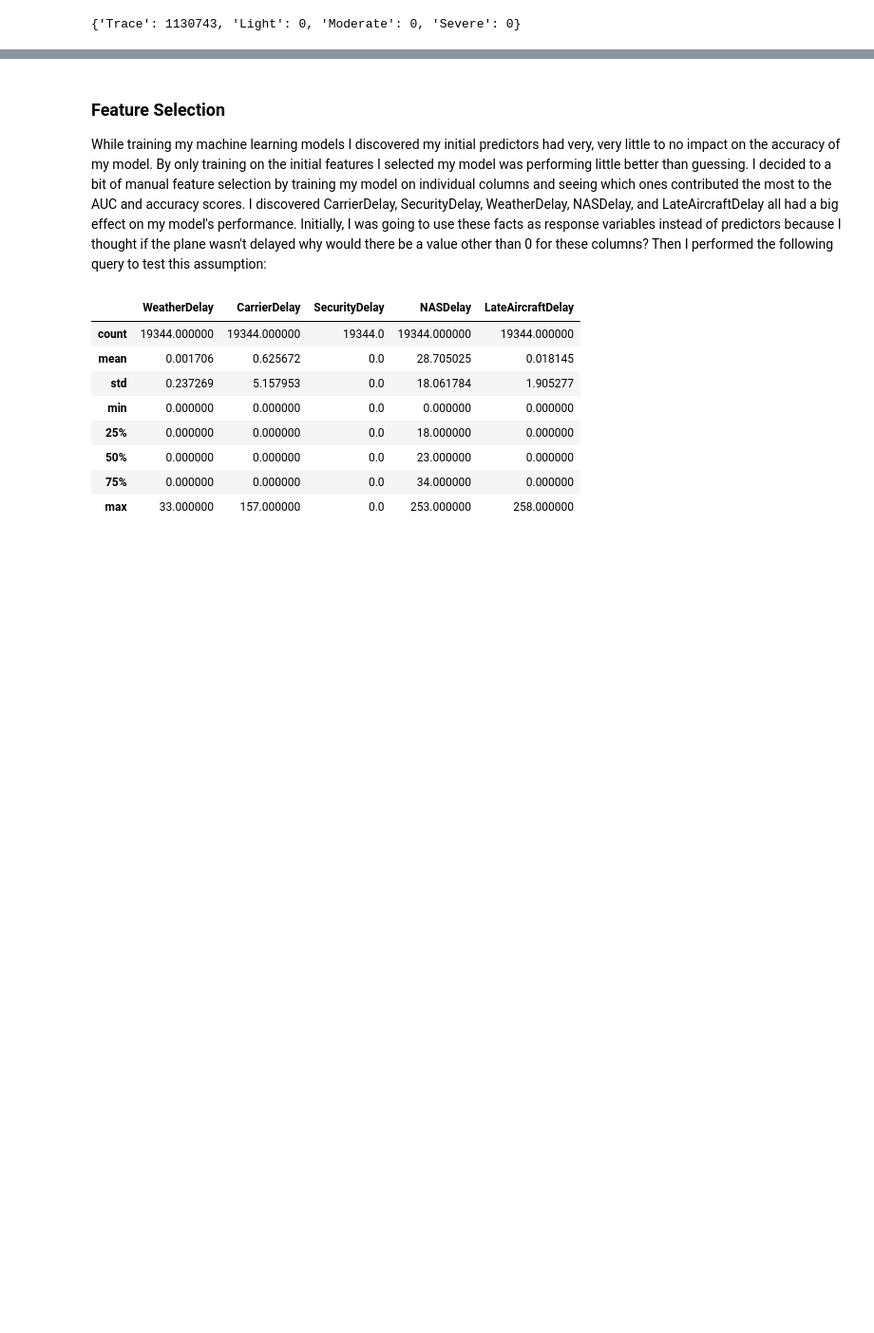
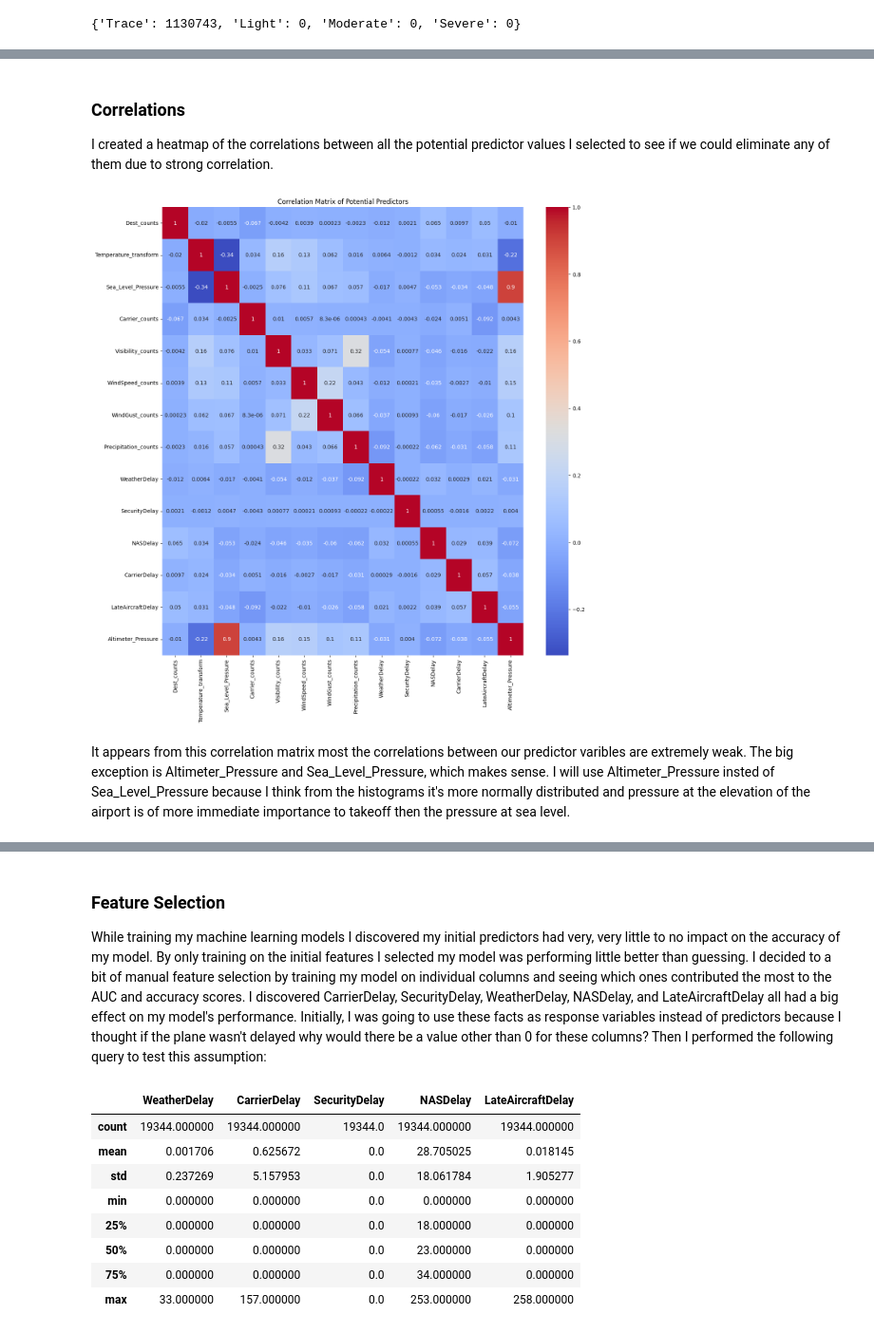
Before and after one commit to hjm46/FlightDelaysPredictions, a Jupyter notebook: predictingFlightDelays.ipynb, the cells around one changed output, grey strips where cells are left out. Shown at 95% size. Cells and saved outputs as stored; diff of their text form; code cells hidden in the pictures; blank space fills up the shorter version.

```diff
--- a/predictingFlightDelays.ipynb
+++ b/predictingFlightDelays.ipynb
@@ -627,0 +855,18 @@ dtype: object
+# %% [markdown]
+### Correlations
+I created a heatmap of the correlations between all the potential predictor values I selected to see if we could eliminate any of them due to strong correlation.
+# %%
+df_pred = df[["Dest_counts", "Temperature_transform", "Sea_Level_Pressure",
+              "Carrier_counts","Visibility_counts", "WindSpeed_counts",
+              "WindGust_counts", "Precipitation_counts", "WeatherDelay",
+              "SecurityDelay", "NASDelay", "CarrierDelay", "LateAircraftDelay",
+               "Altimeter_Pressure"]]
+corr_matrix = df_pred.corr()
+fig, ax = plt.subplots(figsize=(15 ,15))
+sns.heatmap(corr_matrix, annot=True, cmap='coolwarm')
+plt.title("Correlation Matrix of Potential Predictors")
+plt.show()
+# %% [output]
+[figure, added]
+# %% [markdown]
+It appears from this correlation matrix most the correlations between our predictor varibles are extremely weak. The big exception is Altimeter_Pressure and Sea_Level_Pressure, which makes sense. I will use Altimeter_Pressure insted of Sea_Level_Pressure because I think from the histograms it's more normally distributed and pressure at the elevation of the airport is of more immediate importance to takeoff then the pressure at sea level.
```
Also changed, not shown: parts of 87 cells of this notebook.
